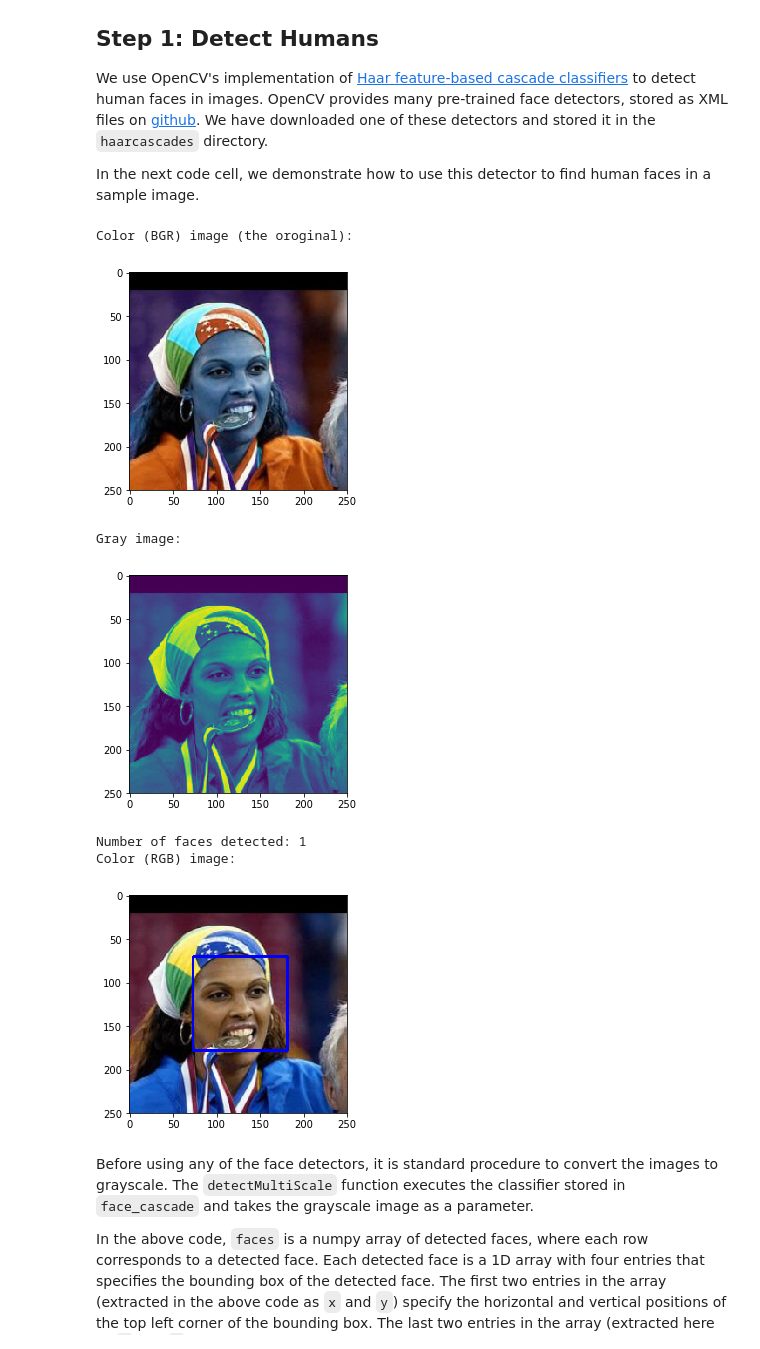
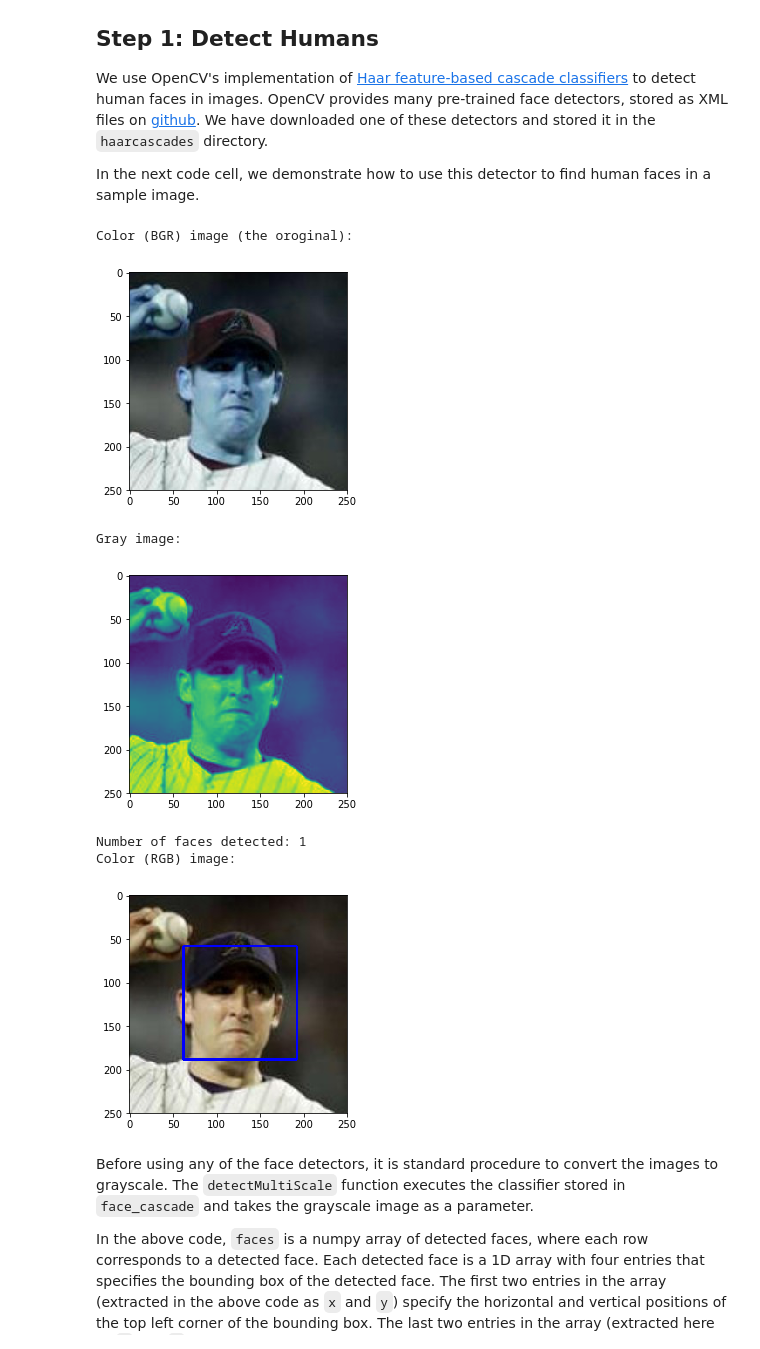
Before and after one commit to vharavu/dog-breed, a Jupyter notebook: dog_app.ipynb, the cells around one changed output. Cells and saved outputs as stored; diff of their text form; code cells hidden in the pictures.

```diff
--- a/dog_app.ipynb
+++ b/dog_app.ipynb
@@ -119,42 +120,42 @@ import matplotlib.pyplot as plt
 face_cascade = cv2.CascadeClassifier('haarcascades/haarcascade_frontalface_alt.xml')
 
 # load color (BGR) image
-img = cv2.imread(human_files[309])
+img = cv2.imread(human_files[5])
 print('Color (BGR) image (the oroginal):')
 plt.imshow(img)
 plt.show()
 # convert BGR image to grayscale
 gray = cv2.cvtColor(img, cv2.COLOR_BGR2GRAY)
 print('Gray image:')
 plt.imshow(gray)
 plt.show()
 
 # find faces in image
 faces = face_cascade.detectMultiScale(gray)
 
 # print number of faces detected in the image
 print('Number of faces detected:', len(faces))
 
 # get bounding box for each detected face
 for (x,y,w,h) in faces:
     # add bounding box to color image
     cv2.rectangle(img,(x,y),(x+w,y+h),(255,0,0),2)
 
 # convert BGR image to RGB for plotting
 cv_rgb = cv2.cvtColor(img, cv2.COLOR_BGR2RGB)
 
 # display the image, along with bounding box
 print('Color (RGB) image:')
 plt.imshow(cv_rgb)
 plt.show()
 # %% [output]
 Color (BGR) image (the oroginal):
-[figure, old version]
+[figure, new version]
 Gray image:
-[figure, old version]
+[figure, new version]
 Number of faces detected: 1
 Color (RGB) image:
-[figure, old version]
+[figure, new version]
 # %% [markdown]
 Before using any of the face detectors, it is standard procedure to convert the images to grayscale.  The `detectMultiScale` function executes the classifier stored in `face_cascade` and takes the grayscale image as a parameter.
 
```
Also changed, not shown: parts of 3 cells of this notebook.
